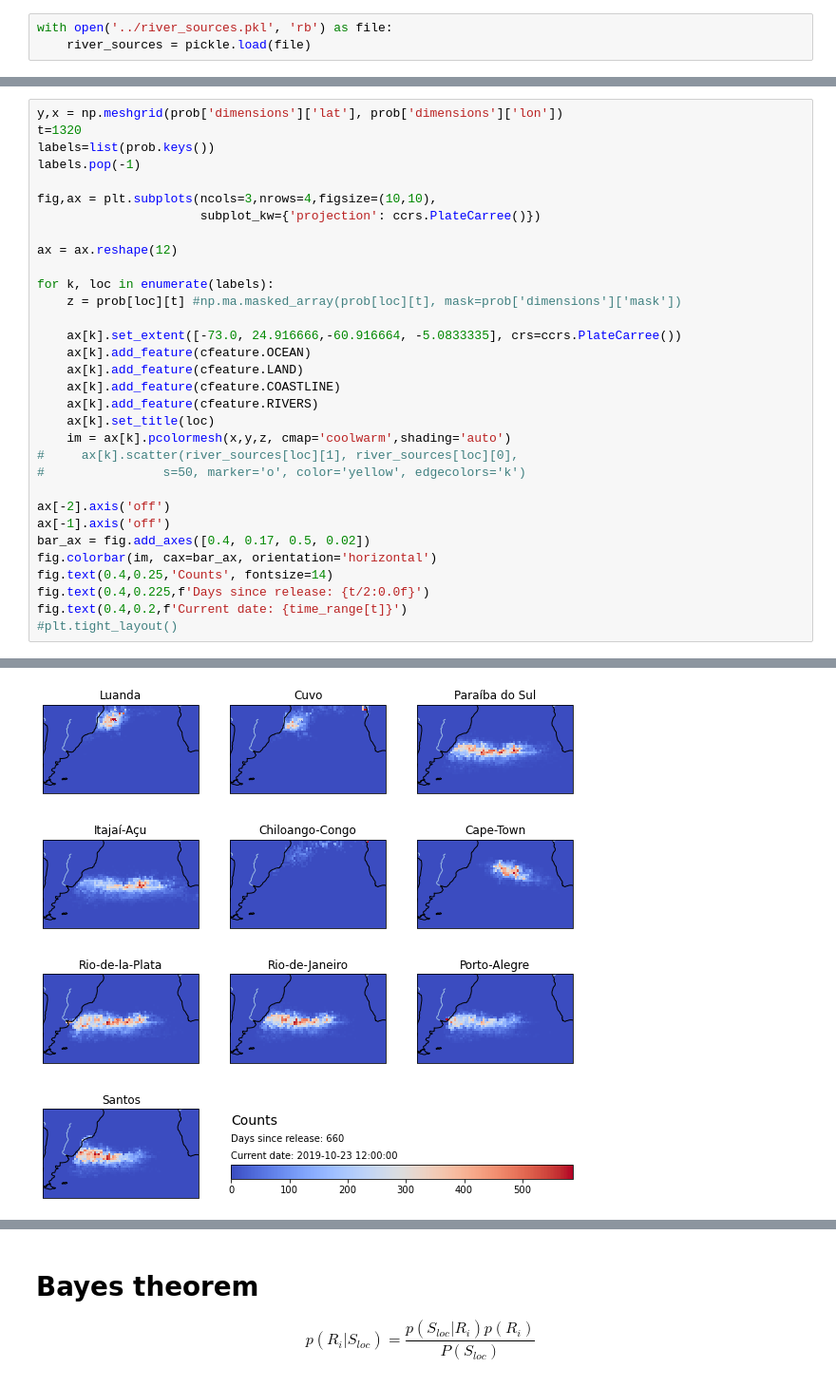
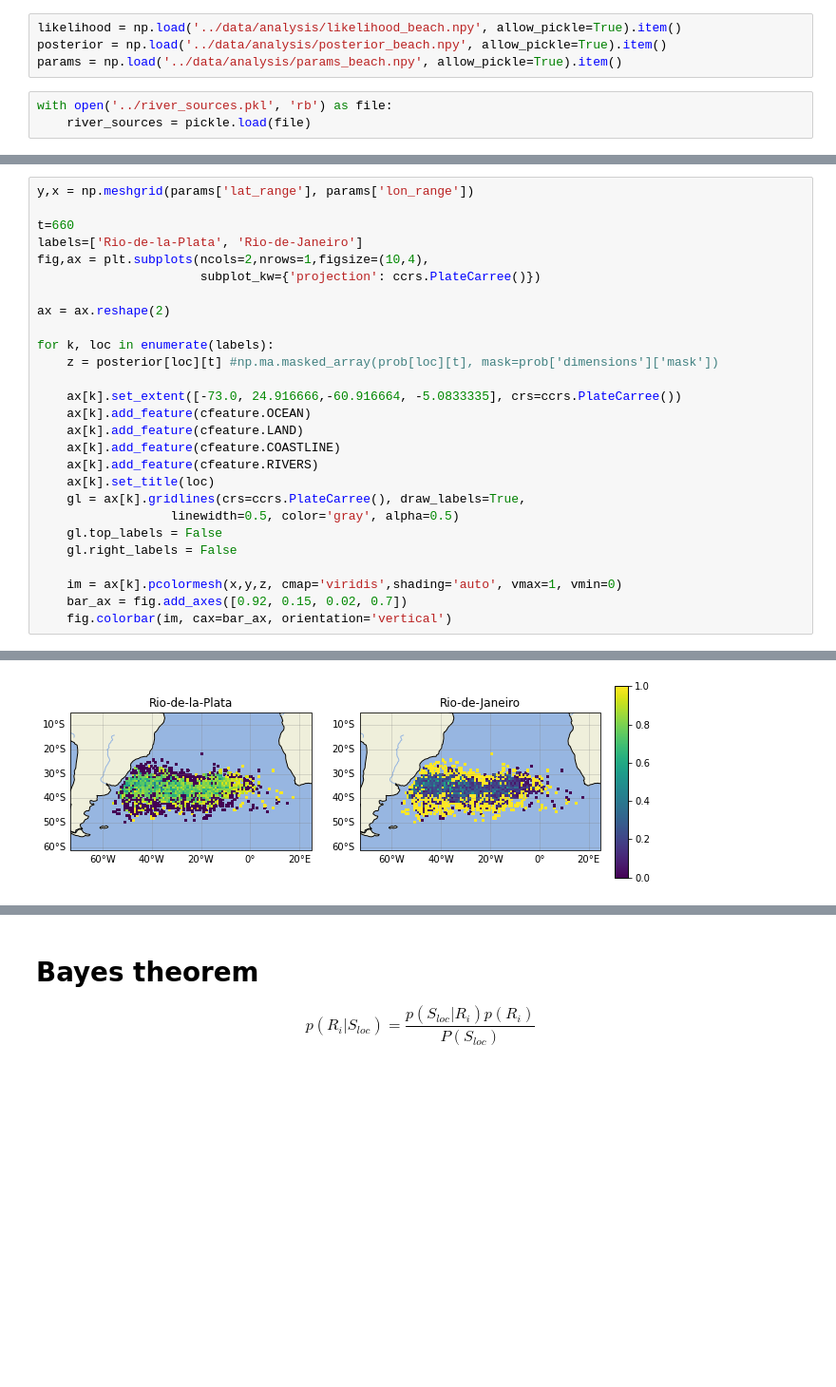
Before and after one commit to OceanParcels/BayesianAnalysis_SouthAtlantic, a Jupyter notebook: notebooks/output_analysis.ipynb, the cells around one changed output, grey strips where cells are left out. Shown at 95% size. Saved outputs shown, nothing was run; the diff lists cells and outputs as text; blank space fills up the shorter version.

```diff
--- a/notebooks/Probabilities_copy1.ipynb
+++ b/notebooks/output_analysis.ipynb
@@ -15,3 +10,7 @@ domain_coords = np.load("../python/support_data.npy", allow_pickle=True)
+# %%
+likelihood = np.load('../data/analysis/likelihood_beach.npy', allow_pickle=True).item()
+posterior = np.load('../data/analysis/posterior_beach.npy', allow_pickle=True).item()
+params = np.load('../data/analysis/params_beach.npy', allow_pickle=True).item()
 # %%
 with open('../river_sources.pkl', 'rb') as file:
     river_sources = pickle.load(file)
@@ -33,16 +58,15 @@ time_range = pd.date_range('2018-01-01 12:00:00', '2019-10-23 12:00', periods=13
 # %%
-y,x = np.meshgrid(prob['dimensions']['lat'], prob['dimensions']['lon'])
-t=1320
-labels=list(prob.keys())
-labels.pop(-1)
+y,x = np.meshgrid(params['lat_range'], params['lon_range'])
 
-fig,ax = plt.subplots(ncols=3,nrows=4,figsize=(10,10),
+t=660
+labels=['Rio-de-la-Plata', 'Rio-de-Janeiro']
+fig,ax = plt.subplots(ncols=2,nrows=1,figsize=(10,4),
                       subplot_kw={'projection': ccrs.PlateCarree()})
 
-ax = ax.reshape(12)
+ax = ax.reshape(2)
 
 for k, loc in enumerate(labels):
-    z = prob[loc][t] #np.ma.masked_array(prob[loc][t], mask=prob['dimensions']['mask'])
+    z = posterior[loc][t] #np.ma.masked_array(prob[loc][t], mask=prob['dimensions']['mask'])
 
     ax[k].set_extent([-73.0, 24.916666,-60.916664, -5.0833335], crs=ccrs.PlateCarree())
     ax[k].add_feature(cfeature.OCEAN)
@@ -50,16 +74,12 @@ for k, loc in enumerate(labels):
     ax[k].add_feature(cfeature.COASTLINE)
     ax[k].add_feature(cfeature.RIVERS)
     ax[k].set_title(loc)
-    im = ax[k].pcolormesh(x,y,z, cmap='coolwarm',shading='auto')
-#     ax[k].scatter(river_sources[loc][1], river_sources[loc][0],
-#                s=50, marker='o', color='yellow', edgecolors='k')
+    gl = ax[k].gridlines(crs=ccrs.PlateCarree(), draw_labels=True,
+                  linewidth=0.5, color='gray', alpha=0.5)
+    gl.top_labels = False
+    gl.right_labels = False
 
-ax[-2].axis('off')
-ax[-1].axis('off')
-bar_ax = fig.add_axes([0.4, 0.17, 0.5, 0.02])
-fig.colorbar(im, cax=bar_ax, orientation='horizontal')
-fig.text(0.4,0.25,'Counts', fontsize=14)
-fig.text(0.4,0.225,f'Days since release: {t/2:0.0f}')
-fig.text(0.4,0.2,f'Current date: {time_range[t]}')
-#plt.tight_layout()
+    im = ax[k].pcolormesh(x,y,z, cmap='viridis',shading='auto', vmax=1, vmin=0)
+    bar_ax = fig.add_axes([0.92, 0.15, 0.02, 0.7])
+    fig.colorbar(im, cax=bar_ax, orientation='vertical')
 # %% [output]
@@ -67 +86 @@ Text(0.4, 0.2, 'Current date: 2019-10-23 12:00:00')
-[figure, old version]
+[figure, new version]
```
Also changed, not shown: parts of 11 cells of this notebook, 2 other files.
